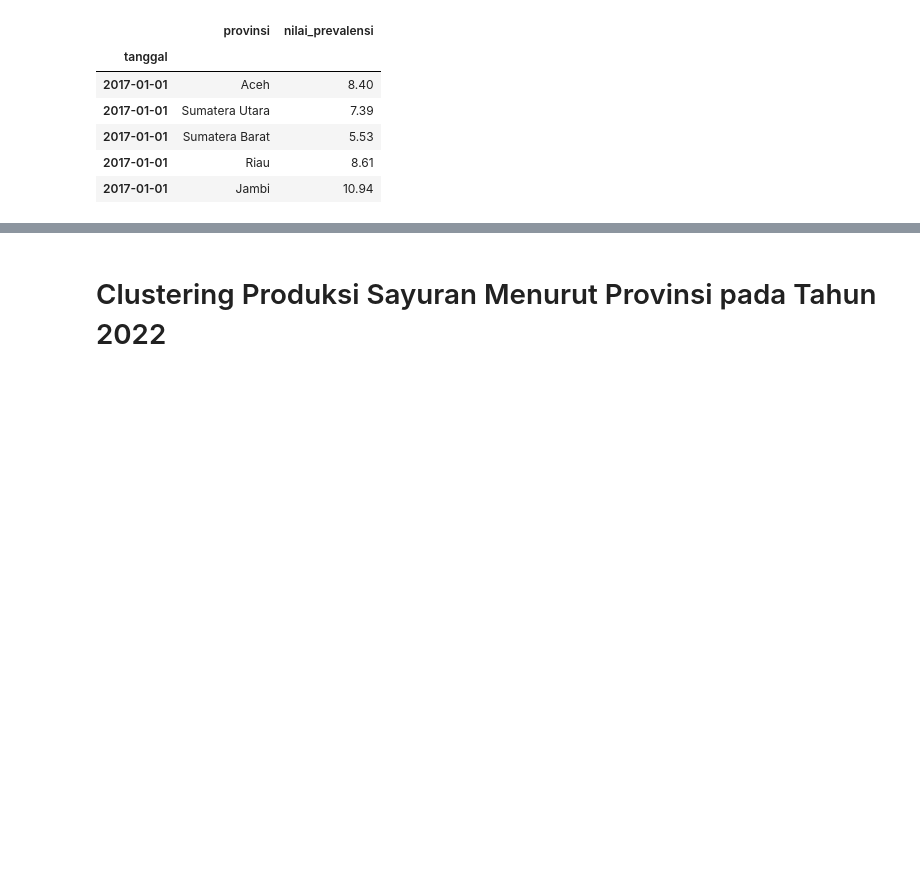
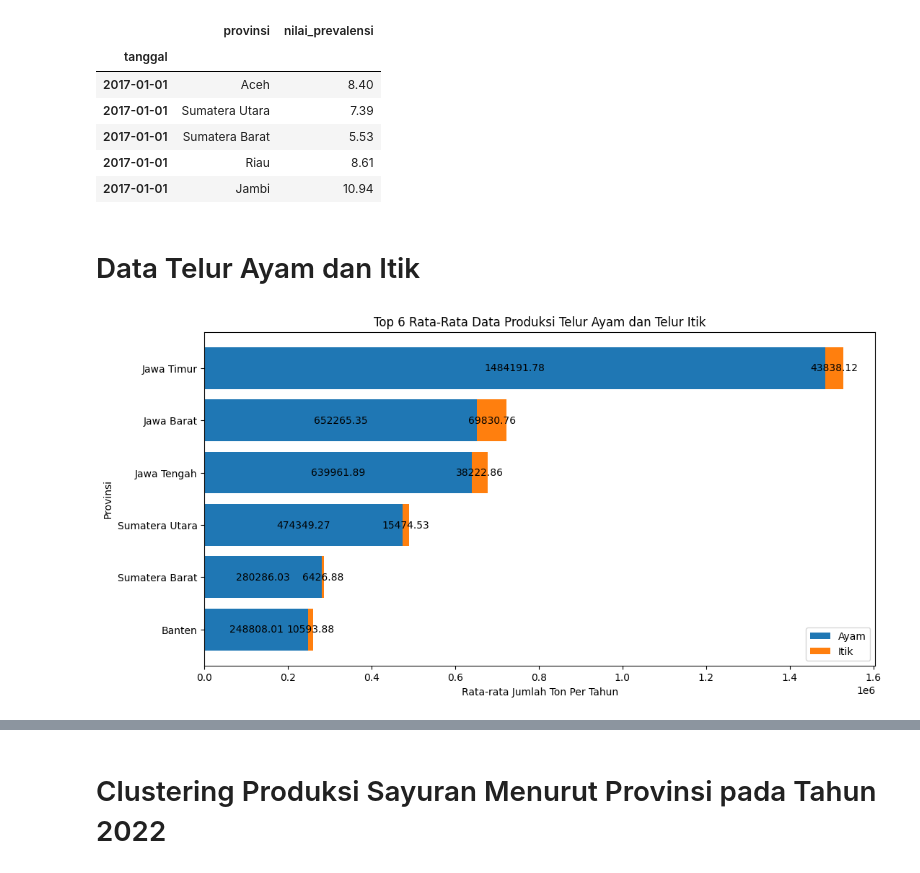
Before and after one commit to pakkaem/hunger-fighter_big-data-binus, a Jupyter notebook: main.ipynb, the cells around one changed output, grey strips where cells are left out. Drawn from its saved outputs; the diff is of its cells as text; code cells hidden in the pictures; blank space fills up the shorter version.

Commit message:
Add the EDA of data telur

```diff
--- a/main.ipynb
+++ b/main.ipynb
@@ -473,3 +474,27 @@ df_takcukup_makanan.head()
 | 2017-01-01 | Sumatera Barat | 5.53 |
 | 2017-01-01 | Riau | 8.61 |
 | 2017-01-01 | Jambi | 10.94 |
+# %% [markdown]
+# Data Telur Ayam dan Itik
+# %%
+df = pd.read_excel('data_telur_ayam_itik.xlsx')
+# %%
+grouped = df.groupby('provinsi')[['telur_ayam_ton', 'telur_itik_ton']].mean()
+top_6 = grouped.sort_values('telur_ayam_ton').tail(6)
+
+fig, ax = plt.subplots(figsize=(12, 6))
+
+plt.barh(top_6.index, top_6['telur_ayam_ton'], label='Ayam')
+plt.barh(top_6.index, top_6['telur_itik_ton'], left=top_6['telur_ayam_ton'], label='Itik')
+
+for i, (ayam, itik) in enumerate(zip(top_6['telur_ayam_ton'], top_6['telur_itik_ton'])):
+    plt.text(ayam / 2, i, str(round(ayam, 2)), ha='center', va='center')
+    plt.text(ayam + itik / 2, i, str(round(itik, 2)), ha='center', va='center')
+
+plt.title('Top 6 Rata-Rata Data Produksi Telur Ayam dan Telur Itik')
+plt.xlabel('Rata-rata Jumlah Ton Per Tahun')
+plt.ylabel('Provinsi')
+plt.legend()
+plt.show()
+# %% [output]
+[figure, added]
```
Also changed, not shown: parts of 4 cells of this notebook, 8 other files.
